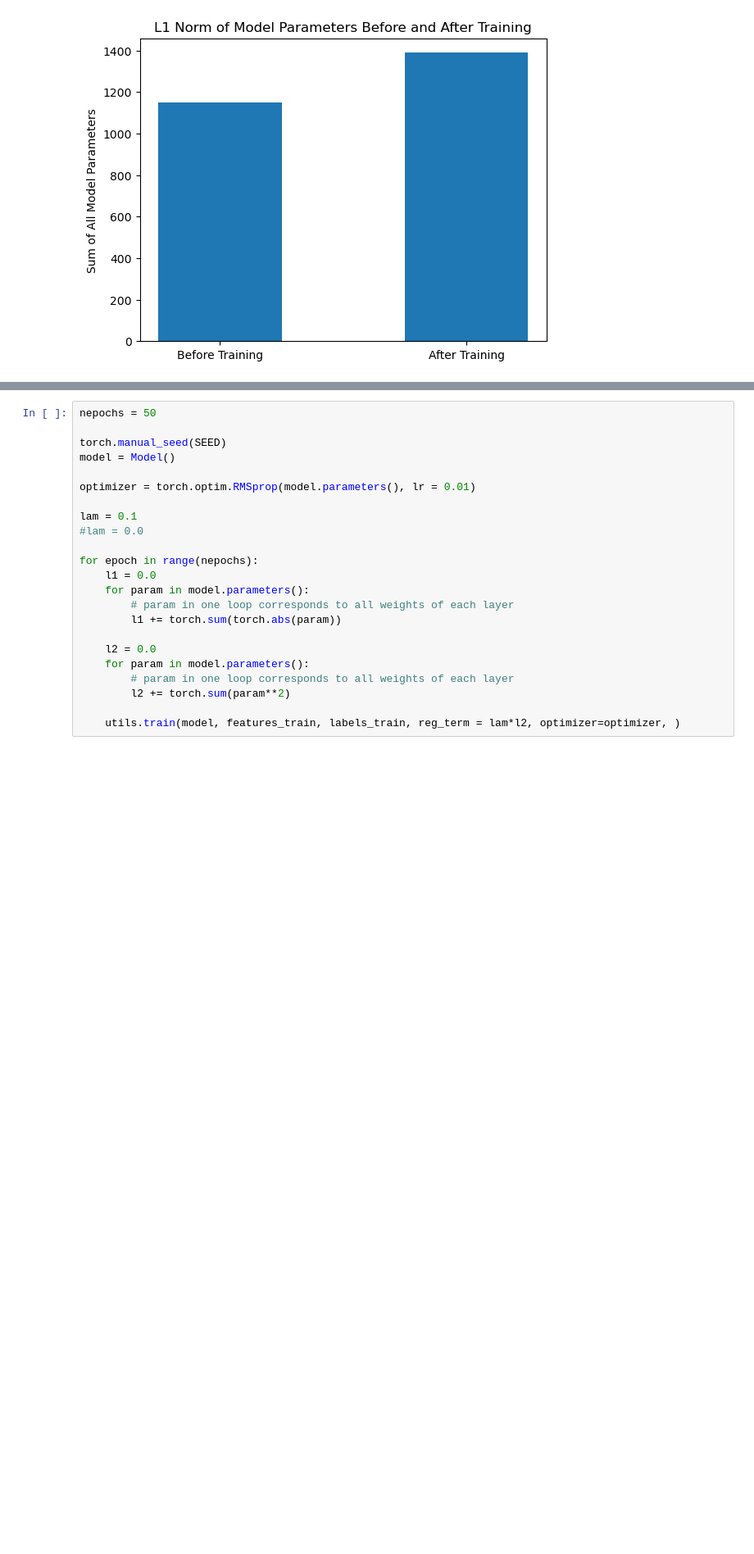
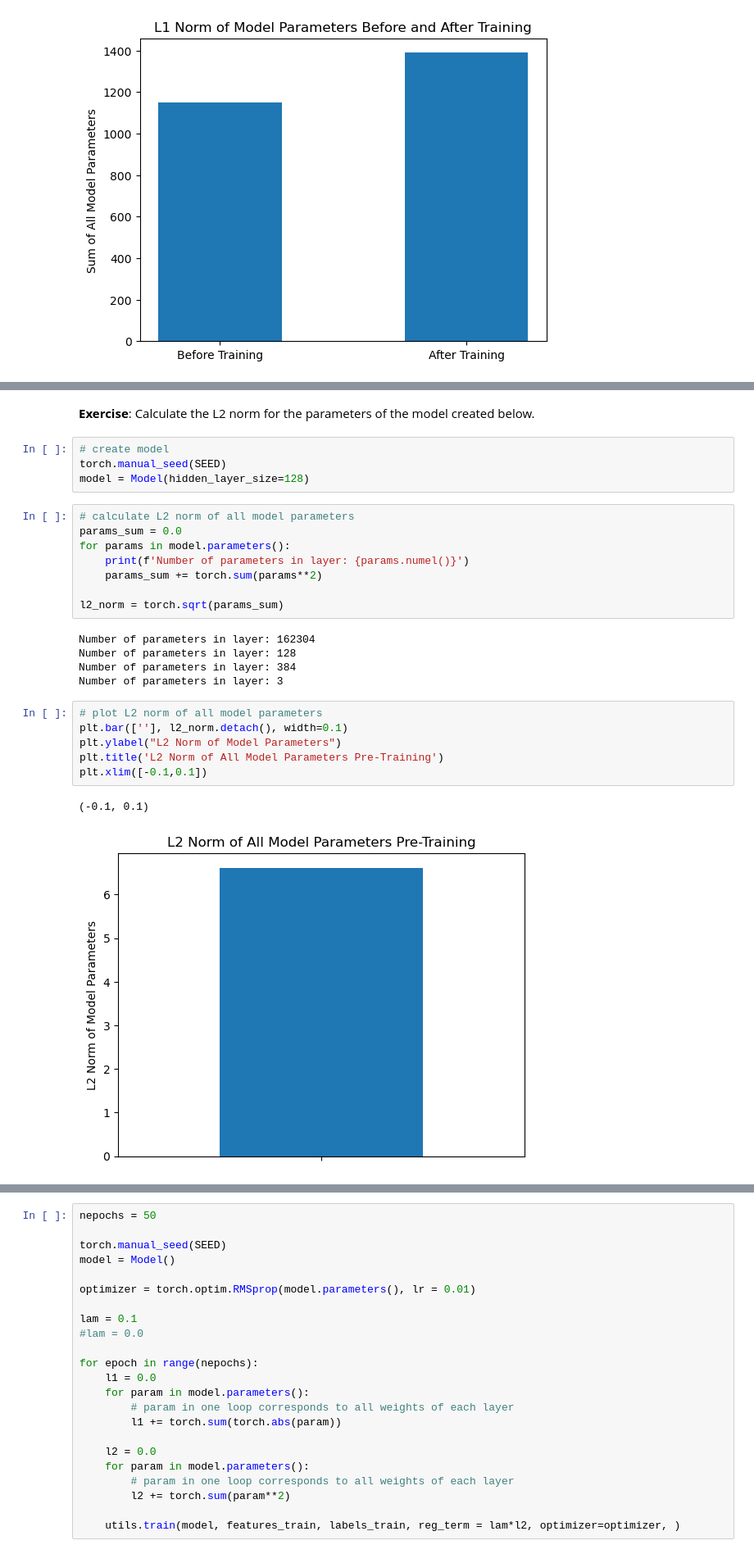
Before and after one commit to atleer/intro-to-deep-learning-dev, a Jupyter notebook: Day02/06_improve_network_through_regularization/06_improve_network_through_regularization.ipynb, the cells around one changed output, grey strips where cells are left out. Shown at 82% size. Saved outputs shown, nothing was run; the diff lists cells and outputs as text; blank space fills up the shorter version.

```diff
--- a/Day02/06_improve_network_through_regularization/06_improve_network_through_regularization.ipynb
+++ b/Day02/06_improve_network_through_regularization/06_improve_network_through_regularization.ipynb
@@ -378,0 +462,28 @@ Note: Dropout usually with 50 %.
+# %% [markdown]
+**Exercise**: Calculate the L2 norm for the parameters of the model created below.
+# %%
+# create model
+torch.manual_seed(SEED)
+model = Model(hidden_layer_size=128)
+# %%
+# calculate L2 norm of all model parameters
+params_sum = 0.0
+for params in model.parameters():
+    print(f'Number of parameters in layer: {params.numel()}')
+    params_sum += torch.sum(params**2)
+
+l2_norm = torch.sqrt(params_sum)
+# %% [output]
+Number of parameters in layer: 162304
+Number of parameters in layer: 128
+Number of parameters in layer: 384
+Number of parameters in layer: 3
+# %%
+# plot L2 norm of all model parameters
+plt.bar([''], l2_norm.detach(), width=0.1)
+plt.ylabel("L2 Norm of Model Parameters")
+plt.title('L2 Norm of All Model Parameters Pre-Training')
+plt.xlim([-0.1,0.1])
+# %% [output]
+(-0.1, 0.1)
+[figure, added]
```
Also changed, not shown: parts of 21 cells of this notebook.
